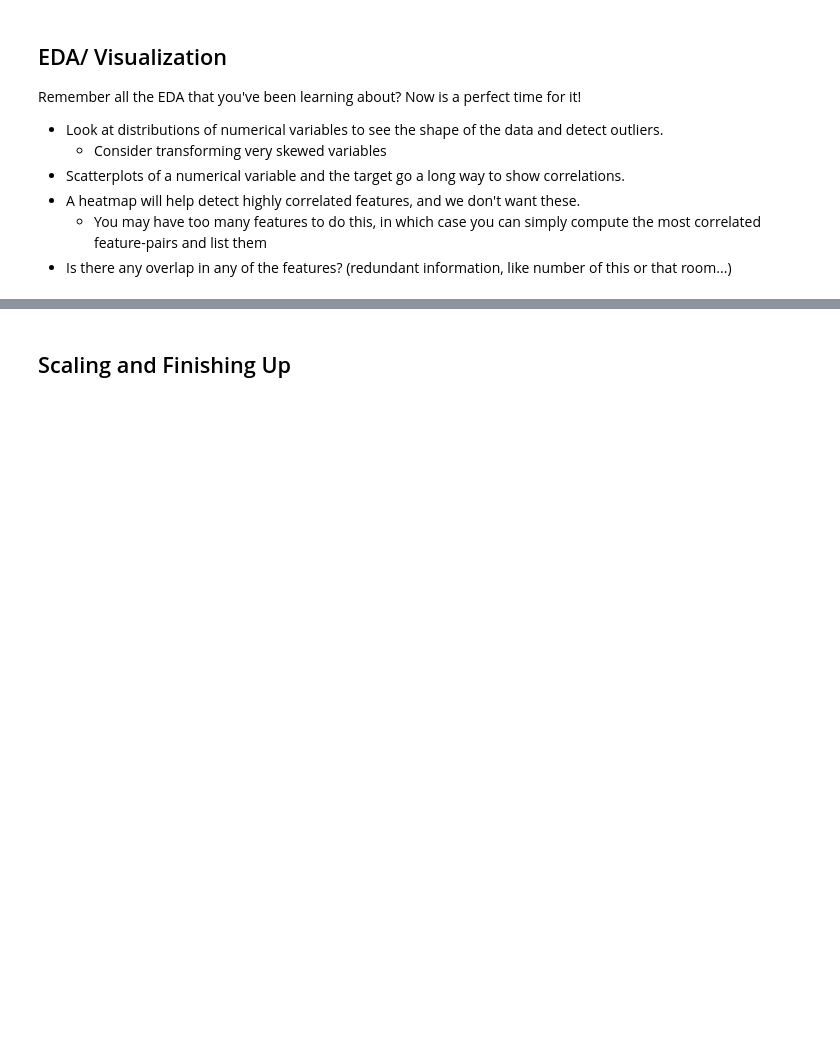
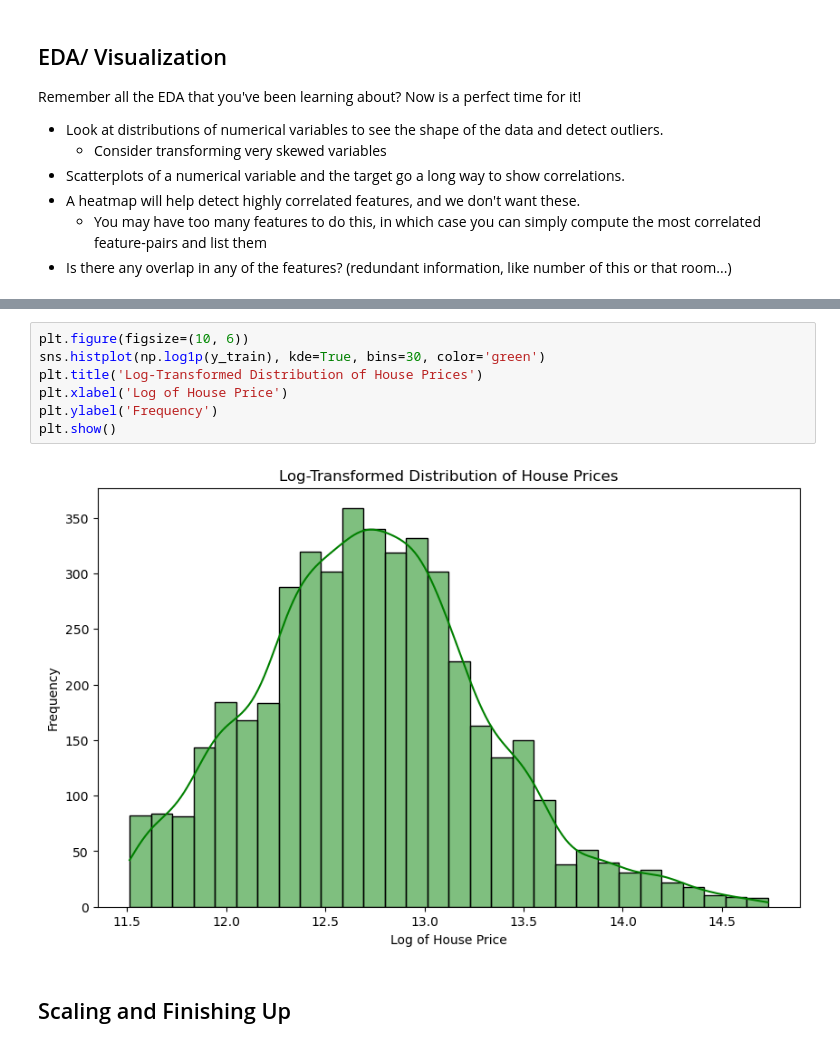
Before and after one commit to ClaensData95/LHL-Midterm-Project, a Jupyter notebook: notebooks/1 - EDA.ipynb, the cells around one changed output, grey strips where cells are left out. Drawn from its saved outputs; the diff is of its cells as text; blank space fills up the shorter version.

```diff
--- a/notebooks/1 - EDA.ipynb
+++ b/notebooks/1 - EDA.ipynb
@@ -311,3 +398,12 @@ Remember all the EDA that you've been learning about?  Now is a perfect time for
+# %%
+plt.figure(figsize=(10, 6))
+sns.histplot(np.log1p(y_train), kde=True, bins=30, color='green')
+plt.title('Log-Transformed Distribution of House Prices')
+plt.xlabel('Log of House Price')
+plt.ylabel('Frequency')
+plt.show()
+# %% [output]
+[figure, added]
 # %% [markdown]
 ## Scaling and Finishing Up
 # %% [markdown]
```
Also changed, not shown: parts of 33 cells of this notebook, 1 other file.
